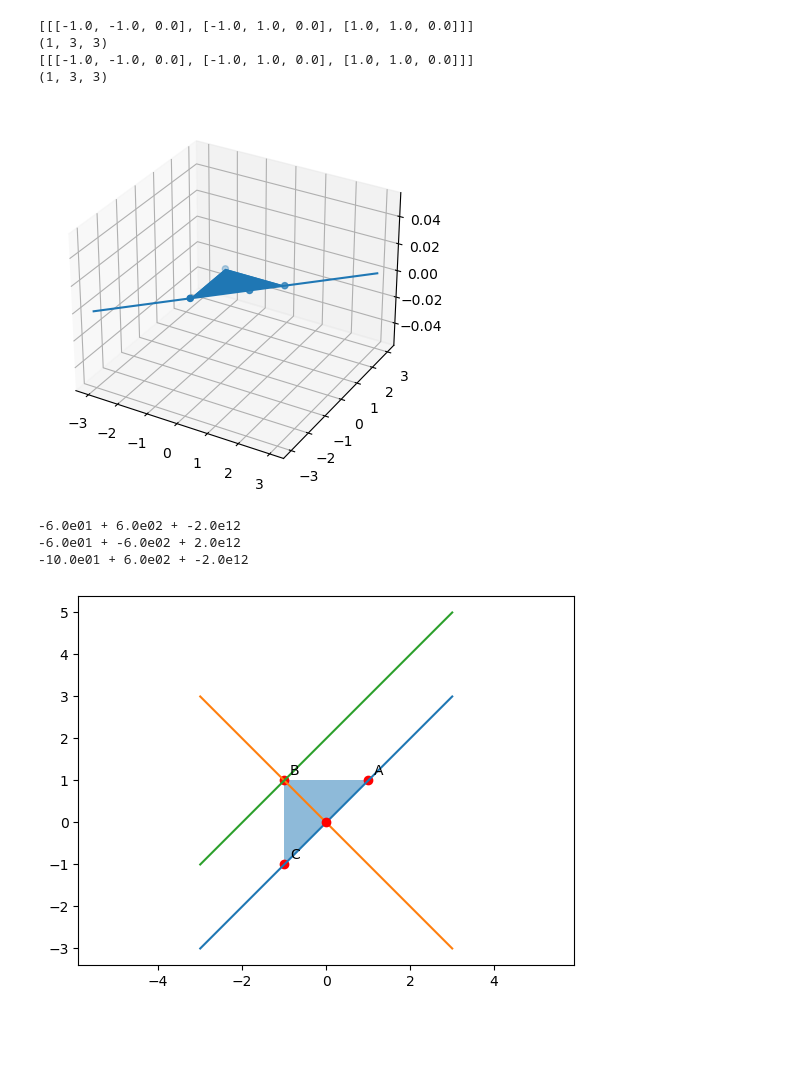
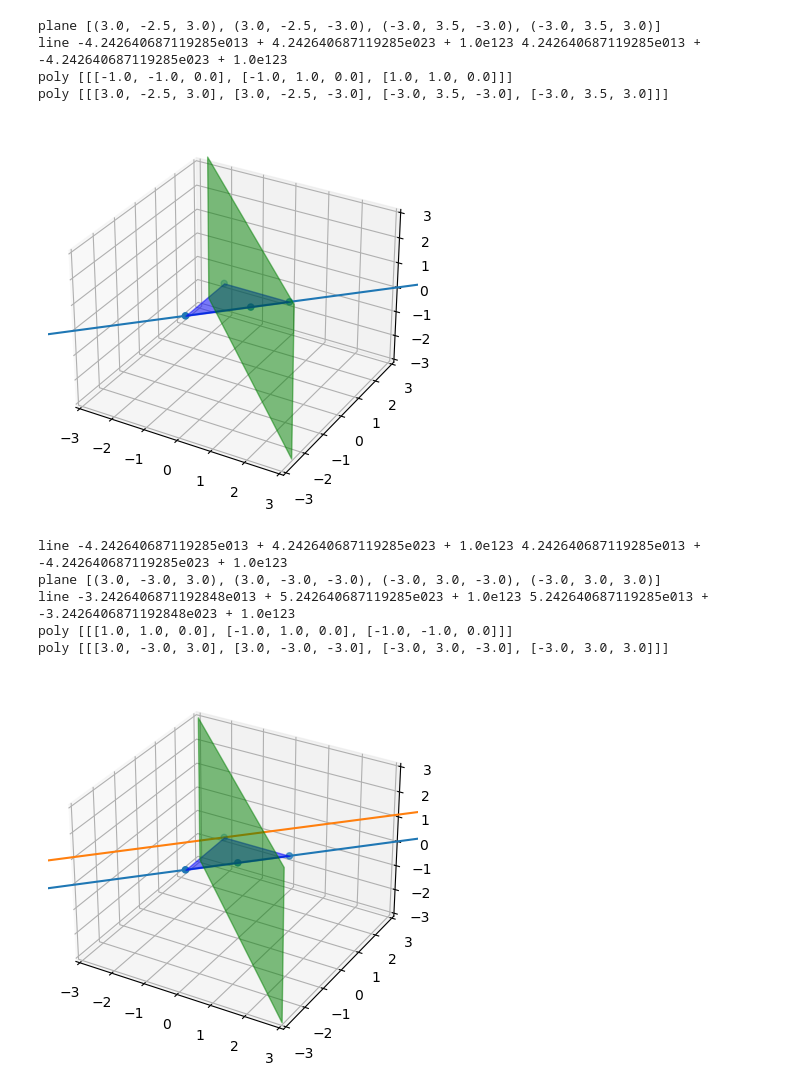
Before and after one commit to sin0153vsb/pga, a Jupyter notebook: 3d.ipynb, the cells around one changed output. Drawn from its saved outputs; the diff is of its cells as text; code cells hidden in the pictures; blank space fills up the shorter version.

```diff
--- a/3d.ipynb
+++ b/3d.ipynb
@@ -97,49 +134,50 @@ pl.show()
 # %%
 A = (-1*e1 - 1*e2 + e0).dual()
 B = (-1*e1 + 1*e2 + e0).dual()
-C = (1*e1 + 1*e2 + e0).dual()
-draw_point(A, 'A')
-draw_point(B, 'B')
-draw_point(C, 'C')
-draw_poly([A, B, C])
+C = (1*e1  + 1*e2 + e0).dual()
+draw(A, 'A')
+draw(B, 'B')
+draw(C, 'C')
+draw([A, B, C])
 
 L = 1*e1 + 1*e2 -0.5*e0
-# draw_line(L) this is a plane
+draw(L)
 
 M = C & A
-draw_line(M)
+draw(M)
 
 D = L ^ M
-draw_point(D)
+draw(D)
 
 show()
 # %% [output]
-[[[-1.0, -1.0, 0.0], [-1.0, 1.0, 0.0], [1.0, 1.0, 0.0]]]
-(1, 3, 3)
-[[[-1.0, -1.0, 0.0], [-1.0, 1.0, 0.0], [1.0, 1.0, 0.0]]]
-(1, 3, 3)
+plane [(3.0, -2.5, 3.0), (3.0, -2.5, -3.0), (-3.0, 3.5, -3.0), (-3.0, 3.5, 3.0)]
+line -4.242640687119285e013 + 4.242640687119285e023 + 1.0e123 4.242640687119285e013 + -4.242640687119285e023 + 1.0e123
+poly [[[-1.0, -1.0, 0.0], [-1.0, 1.0, 0.0], [1.0, 1.0, 0.0]]]
+poly [[[3.0, -2.5, 3.0], [3.0, -2.5, -3.0], [-3.0, 3.5, -3.0], [-3.0, 3.5, 3.0]]]
-[figure, old version]
+[figure, new version]
 # %%
-plt.axis('equal')
-
 A = (1*e1 + 1*e2 + e0).dual()
 B = (-1*e1 + 1*e2 + e0).dual()
 C = (-1*e1 - 1*e2 + e0).dual()
-draw_point(A, 'A')
-draw_point(B, 'B')
-draw_point(C, 'C')
-draw_poly([A, B, C])
+draw(A, 'A')
+draw(B, 'B')
+draw(C, 'C')
+draw([A, B, C])
 
 AC = A & C
-draw_line(A & C)
+draw(A & C)
 
-draw_line(AC | B)
-draw_line((AC | B) / B)
+draw(AC | B)
+draw((AC | B) / B)
 #  | operator is left contraction, so i need a slighly different formula
-draw_point(AC.inv() * (AC | B))
+draw(AC.inv() * (AC | B))
+show()
 # %% [output]
--6.0e01 + 6.0e02 + -2.0e12
--6.0e01 + -6.0e02 + 2.0e12
--10.0e01 + 6.0e02 + -2.0e12
+line -4.242640687119285e013 + 4.242640687119285e023 + 1.0e123 4.242640687119285e013 + -4.242640687119285e023 + 1.0e123
+plane [(3.0, -3.0, 3.0), (3.0, -3.0, -3.0), (-3.0, 3.0, -3.0), (-3.0, 3.0, 3.0)]
+line -3.2426406871192848e013 + 5.242640687119285e023 + 1.0e123 5.242640687119285e013 + -3.2426406871192848e023 + 1.0e123
+poly [[[1.0, 1.0, 0.0], [-1.0, 1.0, 0.0], [-1.0, -1.0, 0.0]]]
+poly [[[3.0, -3.0, 3.0], [3.0, -3.0, -3.0], [-3.0, 3.0, -3.0], [-3.0, 3.0, 3.0]]]
-[figure, old version]
+[figure, new version]
 # %%
```
Also changed, not shown: parts of 8 cells of this notebook, 2 other files.
